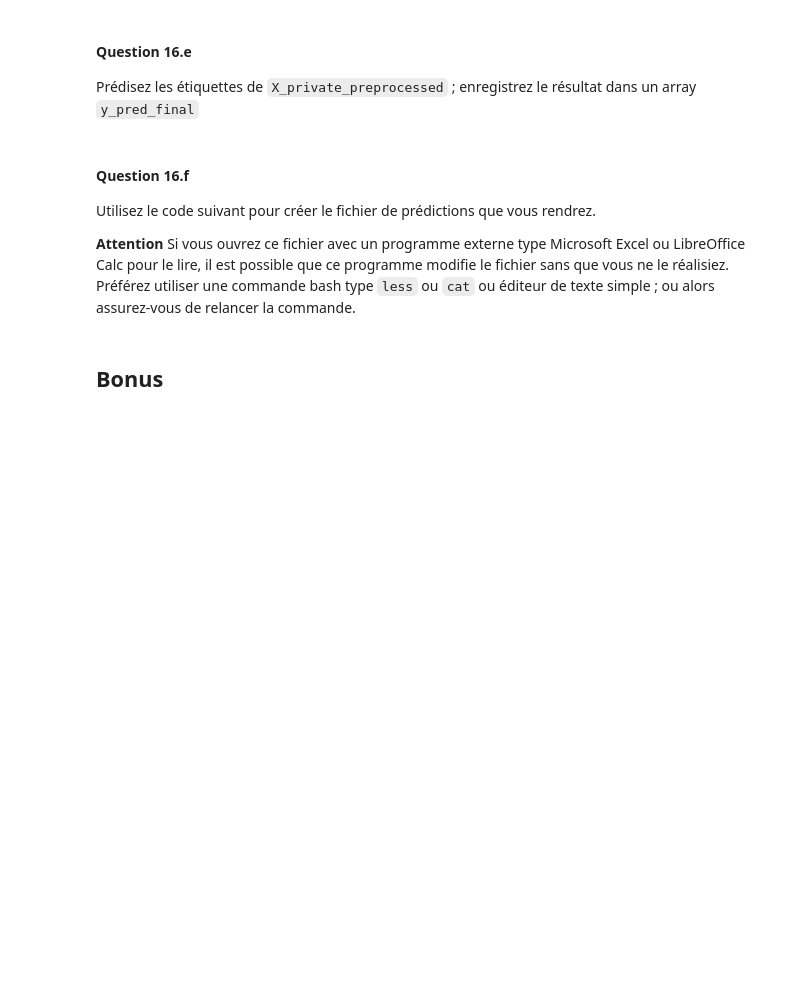
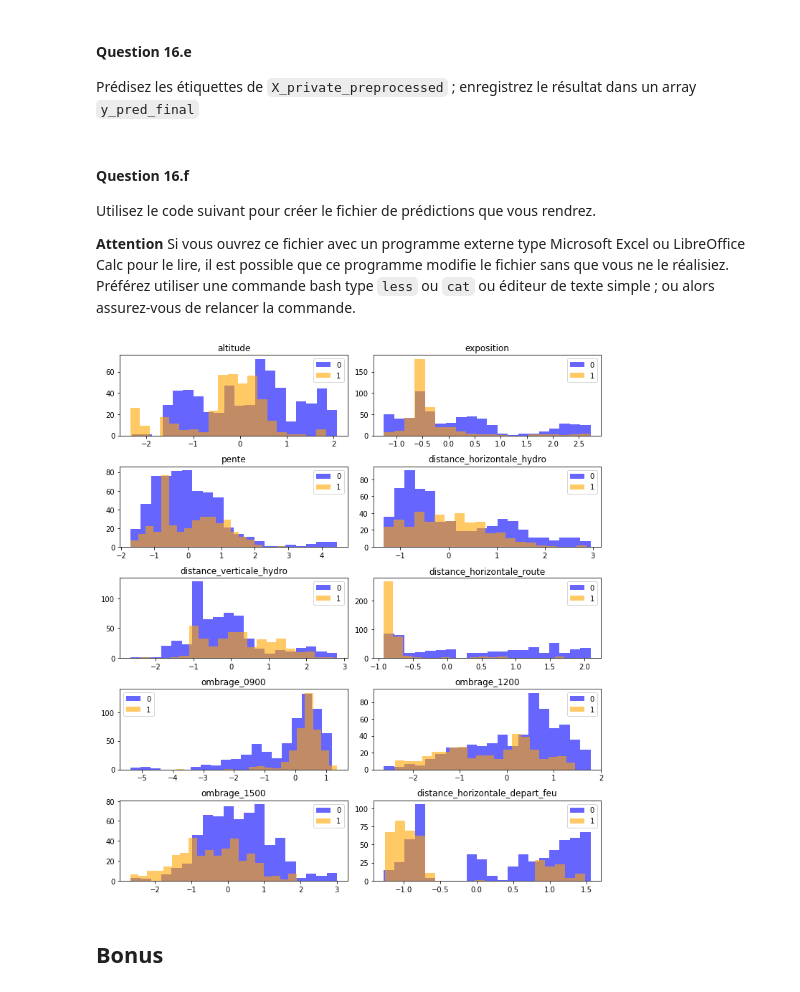
Before and after one commit to plgstalter/sdd_2021, a Jupyter notebook: projet/Projet.ipynb, the cells around one changed output. Saved outputs shown, nothing was run; the diff lists cells and outputs as text; code cells hidden in the pictures; blank space fills up the shorter version.

```diff
--- a/projet/Projet.ipynb
+++ b/projet/Projet.ipynb
@@ -346,27 +329,26 @@ print(best_alpha, best_score)
 # %%
 # essayons d'affiner
 
-alphas = np.linspace(1450, 1650, 100)
-tuned_parameters = [{'alpha': alphas}]
-grid = GridSearchCV(ridge_grid,
-                    tuned_parameters,
+alphas_2 = np.linspace(1450, 1650, 100)
+tuned_parameters_2 = [{'alpha': alphas_2}]
+grid_2 = GridSearchCV(ridge_grid,
+                    tuned_parameters_2,
                     cv=nb_folds,
                     refit=True)
-grid.fit(X_train, y_train)
+grid_2.fit(X_train, y_train)
 # get NMSE
-scores_nmse = grid.cv_results_['mean_test_score']
-scores_std = grid.cv_results_['std_test_score']
+scores_nmse_2 = grid.cv_results_['mean_test_score']
+scores_std_2 = grid.cv_results_['std_test_score']
 
 # compute standard errors
-std_error = scores_std / np.sqrt(nb_folds)
+std_error_2 = scores_std_2 / np.sqrt(nb_folds)
 
 # get optimal alpha
-i_max = np.argmax(scores_nmse)
+i_max_2 = np.argmax(scores_nmse_2)
 
 # Transform NMSE into MSE
-scores_mse = -scores_nmse
+scores_mse_2 = - scores_nmse_2
 
-best_alpha = alphas[i_max]
-best_score = scores_mse[i_max]
-best_score_std = scores_std[i_max]
-print(best_alpha, best_score)
+best_alpha_2 = alphas_2[i_max_2]
+best_score_2 = scores_mse_2[i_max_2]
+best_score_std_2 = scores_std_2[i_max_2]
@@ -501,6 +476,18 @@ np.savetxt("test_file.tsv",
            delimiter='\t', comments="")
 # %%
 #! cat test_file.tsv
+# %%
+fig = plt.figure(figsize=(10, 15))
+for i in range(10):
+    ax = fig.add_subplot(7, 2, i + 1)
+    ax.hist(X_private_preprocessed[:, i][np.where(y_pred_final == 0)[0]], bins=20, alpha=.6, color='blue')
+    ax.set_title(f"{colonnes[i]}")
+    ax.hist(X_private_preprocessed[:, i][np.where(y_pred_final == 1)[0]], bins=20, alpha=.6, color='orange')
+    ax.legend('01')
+fig.tight_layout(pad=1.0)
+plt.show()
+# %% [output]
+[figure, added]
 # %% [markdown]
 ## Bonus
 # %% [markdown]
```
Also changed, not shown: parts of 7 cells of this notebook.
